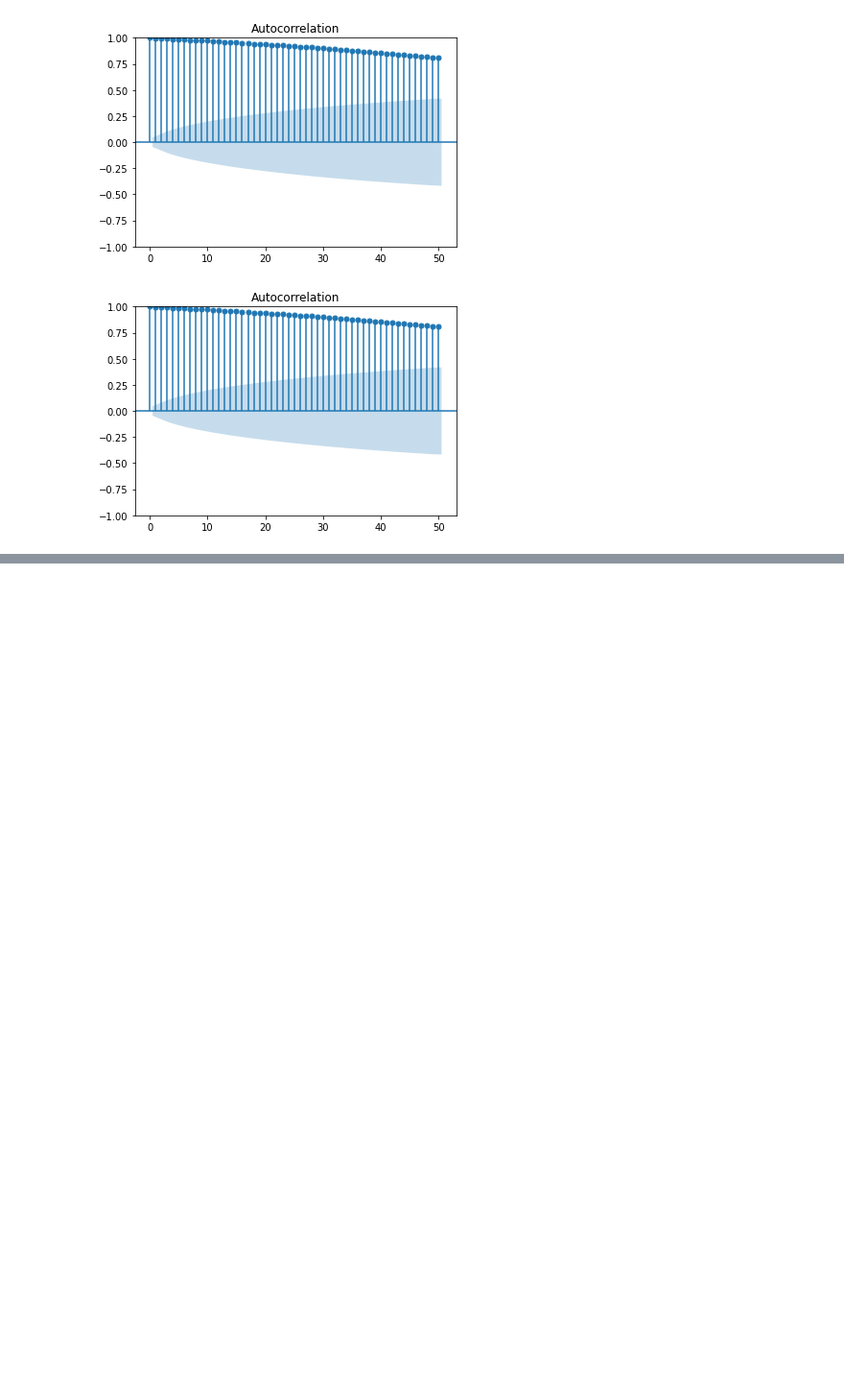
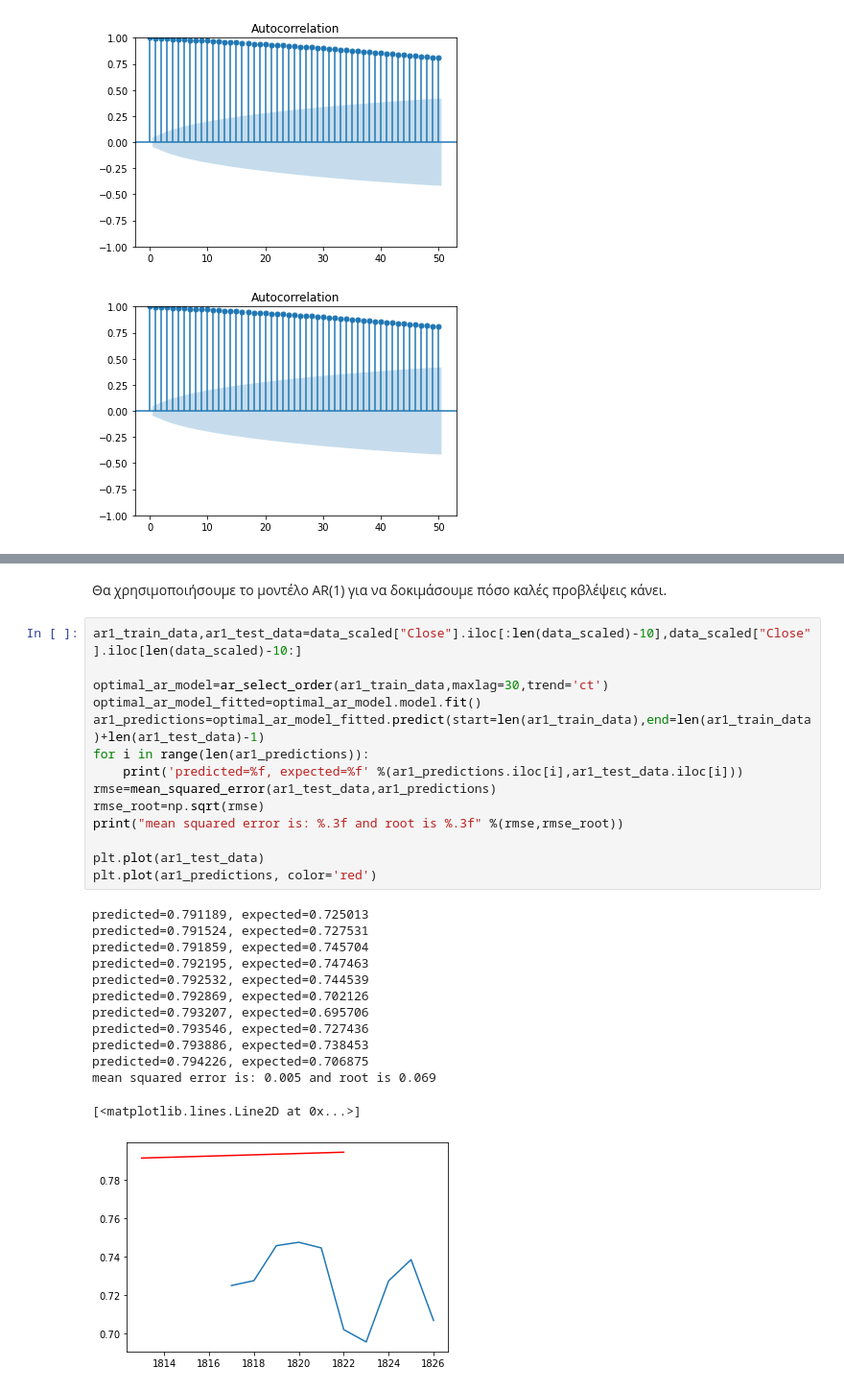
Before and after one commit to JimTsiob/Machine-Learning-project, a Jupyter notebook: lin.ipynb, the cells around one changed output, grey strips where cells are left out. Shown at 96% size. Cells and saved outputs as stored; diff of their text form; blank space fills up the shorter version.

```diff
--- a/lin.ipynb
+++ b/lin.ipynb
@@ -196,0 +246,30 @@ plot_acf(data_scaled["Close"], lags=50)
+# %% [markdown]
+Θα χρησιμοποιήσουμε το μοντέλο AR(1) για να δοκιμάσουμε πόσο καλές προβλέψεις κάνει.
+# %%
+ar1_train_data,ar1_test_data=data_scaled["Close"].iloc[:len(data_scaled)-10],data_scaled["Close"].iloc[len(data_scaled)-10:]
+
+optimal_ar_model=ar_select_order(ar1_train_data,maxlag=30,trend='ct')
+optimal_ar_model_fitted=optimal_ar_model.model.fit()
+ar1_predictions=optimal_ar_model_fitted.predict(start=len(ar1_train_data),end=len(ar1_train_data)+len(ar1_test_data)-1)
+for i in range(len(ar1_predictions)):
+    print('predicted=%f, expected=%f' %(ar1_predictions.iloc[i],ar1_test_data.iloc[i]))
+rmse=mean_squared_error(ar1_test_data,ar1_predictions)
+rmse_root=np.sqrt(rmse)
+print("mean squared error is: %.3f and root is %.3f" %(rmse,rmse_root))
+
+plt.plot(ar1_test_data)
+plt.plot(ar1_predictions, color='red')
+# %% [output]
+predicted=0.791189, expected=0.725013
+predicted=0.791524, expected=0.727531
+predicted=0.791859, expected=0.745704
+predicted=0.792195, expected=0.747463
+predicted=0.792532, expected=0.744539
+predicted=0.792869, expected=0.702126
+predicted=0.793207, expected=0.695706
+predicted=0.793546, expected=0.727436
+predicted=0.793886, expected=0.738453
+predicted=0.794226, expected=0.706875
+mean squared error is: 0.005 and root is 0.069
+[<matplotlib.lines.Line2D at 0x...>]
+[figure, added]
```
Also changed, not shown: parts of 9 cells of this notebook.
